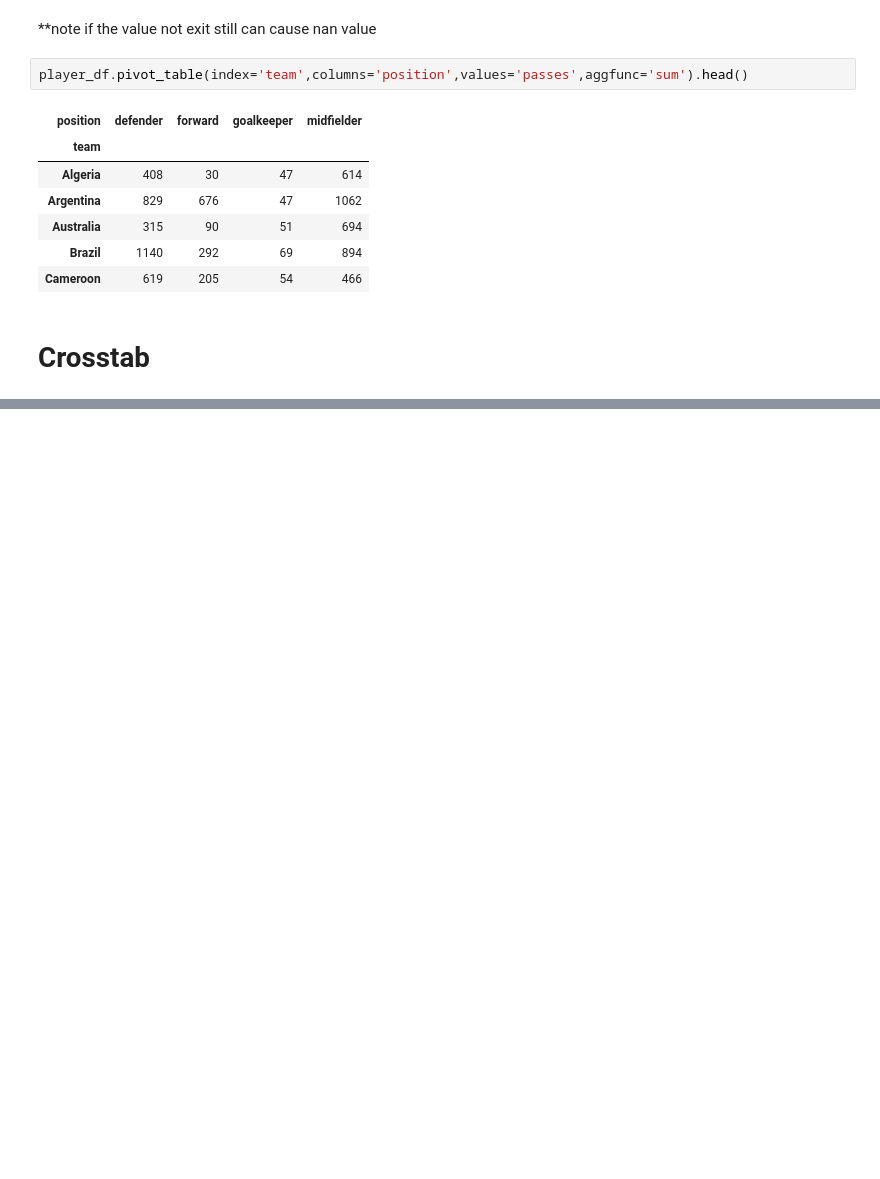
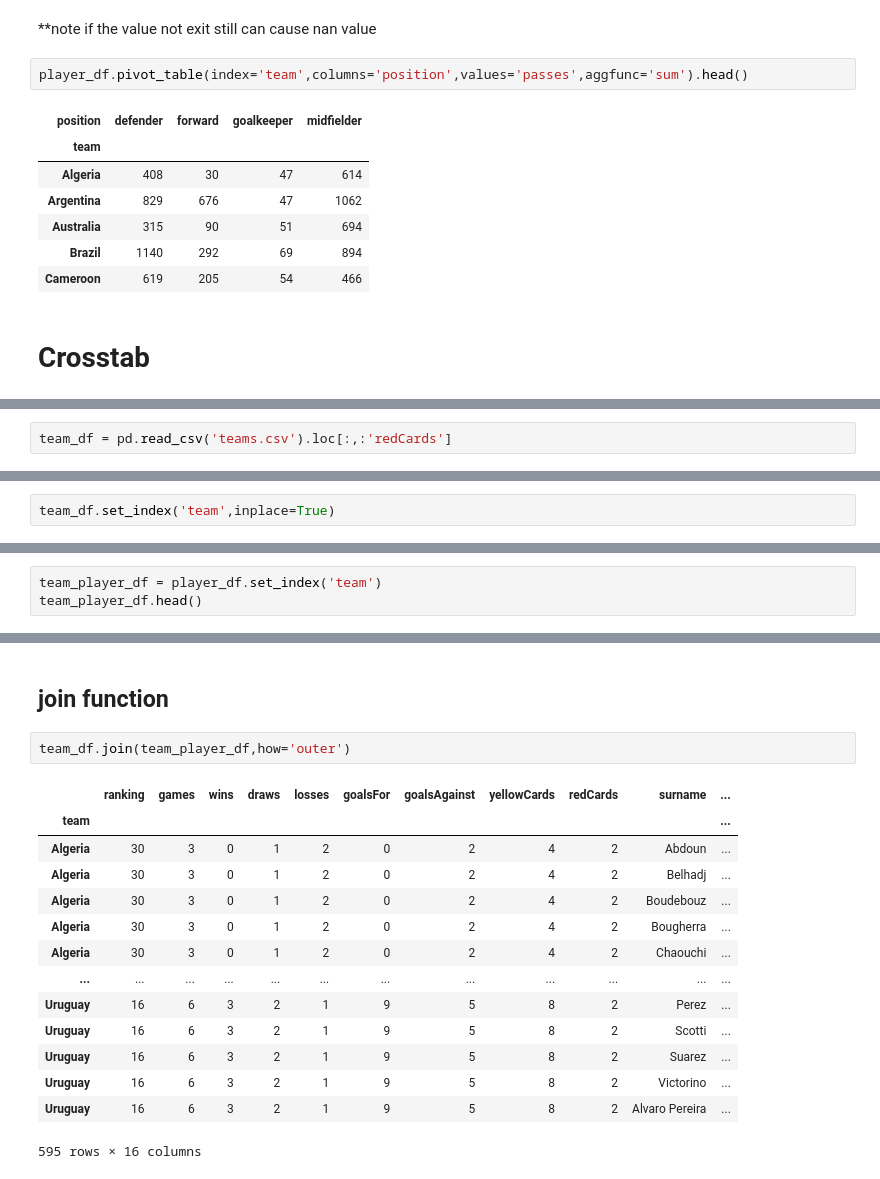
Before and after one commit to punsnx/CS-DataScience322, a Jupyter notebook: week3/reshaping.ipynb, the cells around one changed output, grey strips where cells are left out. Saved outputs shown, nothing was run; the diff lists cells and outputs as text; blank space fills up the shorter version.

```diff
--- a/week3/reshaping.ipynb
+++ b/week3/reshaping.ipynb
@@ -516,0 +519,2 @@ player_df.pivot_table(index='team',columns='position',values='passes',aggfunc='s
+# %%
+team_df = pd.read_csv('teams.csv').loc[:,:'redCards']
@@ -516,0 +530,2 @@ player_df.pivot_table(index='team',columns='position',values='passes',aggfunc='s
+# %%
+team_df.set_index('team',inplace=True)
@@ -516,0 +542,3 @@ player_df.pivot_table(index='team',columns='position',values='passes',aggfunc='s
+# %%
+team_player_df = player_df.set_index('team')
+team_player_df.head()
@@ -516,0 +553,19 @@ player_df.pivot_table(index='team',columns='position',values='passes',aggfunc='s
+# %% [markdown]
+## join function
+# %%
+team_df.join(team_player_df,how='outer')
+# %% [output]
+|  | ranking | games | wins | draws | losses | goalsFor | goalsAgainst | yellowCards | redCards | surname | ... |
+| team |  |  |  |  |  |  |  |  |  |  | ... |
+| Algeria | 30 | 3 | 0 | 1 | 2 | 0 | 2 | 4 | 2 | Abdoun | ... |
+| Algeria | 30 | 3 | 0 | 1 | 2 | 0 | 2 | 4 | 2 | Belhadj | ... |
+| Algeria | 30 | 3 | 0 | 1 | 2 | 0 | 2 | 4 | 2 | Boudebouz | ... |
+| Algeria | 30 | 3 | 0 | 1 | 2 | 0 | 2 | 4 | 2 | Bougherra | ... |
+| Algeria | 30 | 3 | 0 | 1 | 2 | 0 | 2 | 4 | 2 | Chaouchi | ... |
+| ... | ... | ... | ... | ... | ... | ... | ... | ... | ... | ... | ... |
+| Uruguay | 16 | 6 | 3 | 2 | 1 | 9 | 5 | 8 | 2 | Perez | ... |
+| Uruguay | 16 | 6 | 3 | 2 | 1 | 9 | 5 | 8 | 2 | Scotti | ... |
+| Uruguay | 16 | 6 | 3 | 2 | 1 | 9 | 5 | 8 | 2 | Suarez | ... |
+| Uruguay | 16 | 6 | 3 | 2 | 1 | 9 | 5 | 8 | 2 | Victorino | ... |
+| Uruguay | 16 | 6 | 3 | 2 | 1 | 9 | 5 | 8 | 2 | Alvaro Pereira | ... |
+595 rows × 16 columns
```
Also changed, not shown: parts of 9 cells of this notebook, 11 other files.
